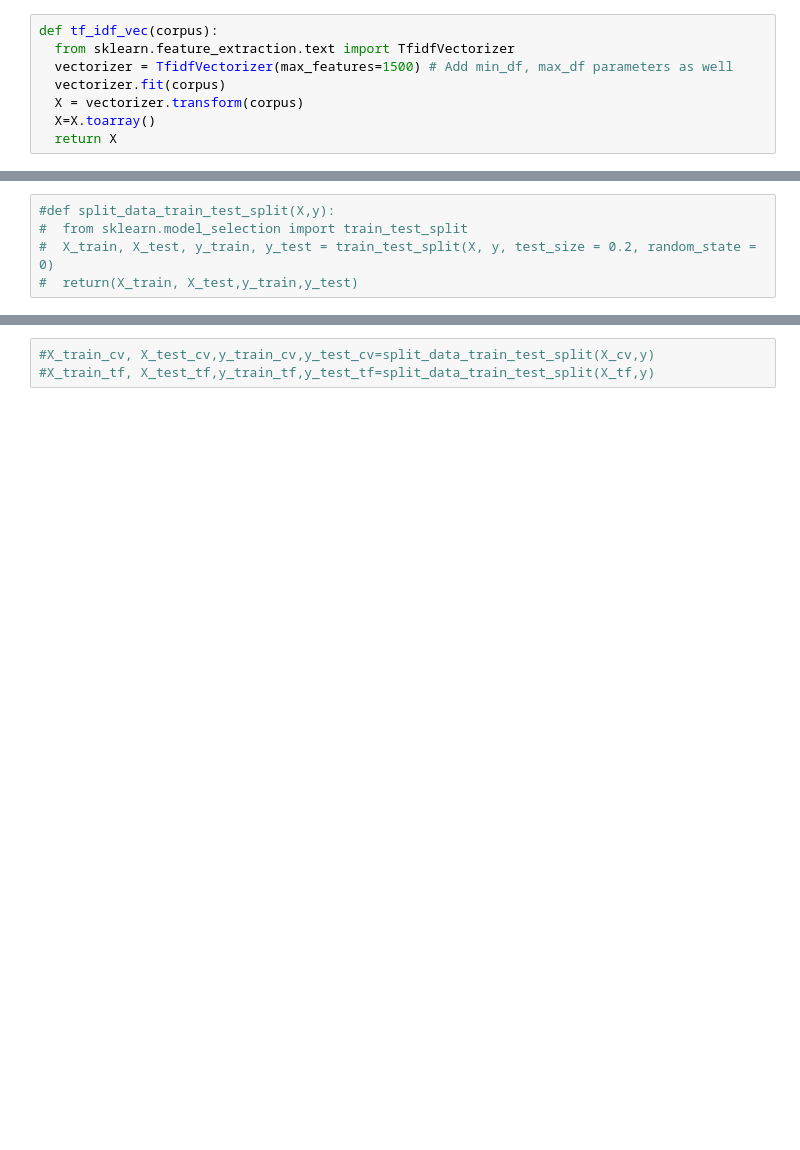
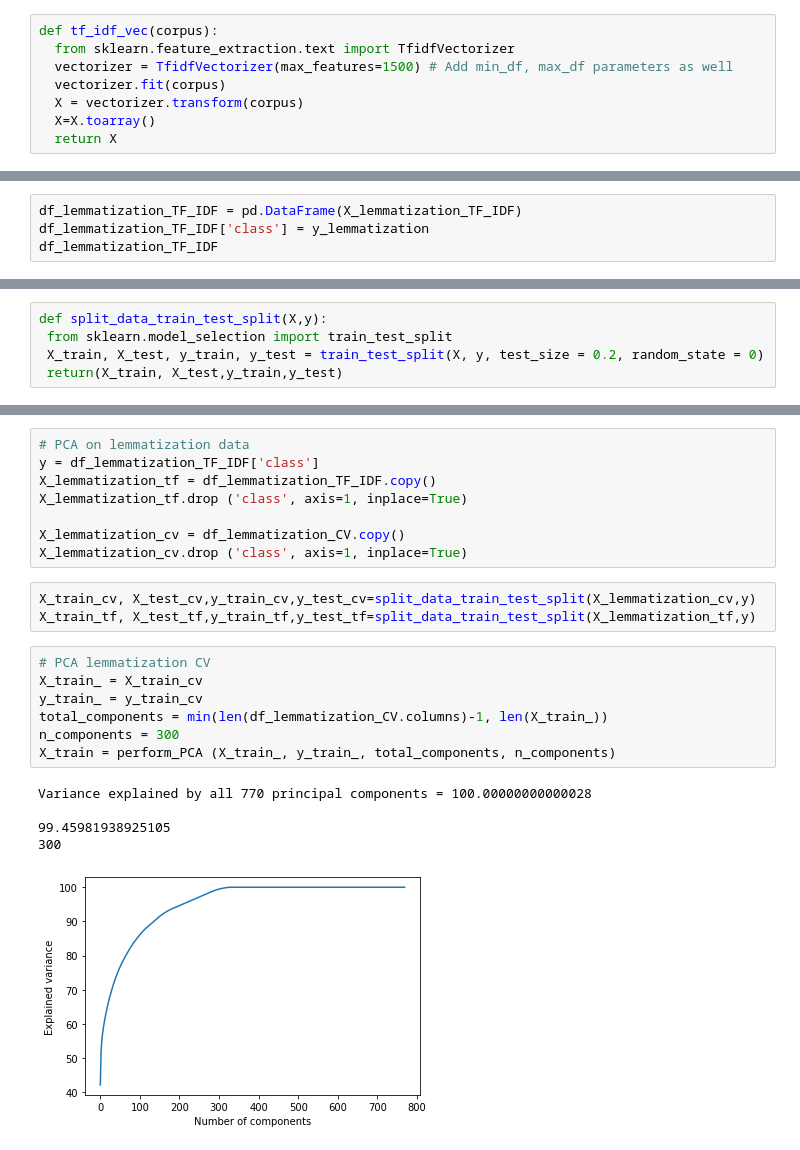
Before and after one commit to sak007/Monkey-Pox-Misinformation-Classification, a Jupyter notebook: code/preprocess_hashtags.ipynb, the cells around one changed output, grey strips where cells are left out. Cells and saved outputs as stored; diff of their text form; blank space fills up the shorter version.

```diff
--- a/code/preprocess_hashtags.ipynb
+++ b/code/preprocess_hashtags.ipynb
@@ -170,0 +192,4 @@ df_lemmatization
+# %%
+df_lemmatization_TF_IDF = pd.DataFrame(X_lemmatization_TF_IDF)
+df_lemmatization_TF_IDF['class'] = y_lemmatization
+df_lemmatization_TF_IDF
@@ -176,5 +220,5 @@ df_lemmatization.to_csv('processed_dataset/'+file_prefix+'_lemmatization.csv',in
 # %%
-#def split_data_train_test_split(X,y):
-#  from sklearn.model_selection import train_test_split
-#  X_train, X_test, y_train, y_test = train_test_split(X, y, test_size = 0.2, random_state = 0)
-#  return(X_train, X_test,y_train,y_test)
+def split_data_train_test_split(X,y):
+ from sklearn.model_selection import train_test_split
+ X_train, X_test, y_train, y_test = train_test_split(X, y, test_size = 0.2, random_state = 0)
+ return(X_train, X_test,y_train,y_test)
@@ -181,3 +254,24 @@ df_lemmatization.to_csv('processed_dataset/'+file_prefix+'_lemmatization.csv',in
+# %%
+# PCA on lemmatization data
+y = df_lemmatization_TF_IDF['class']
+X_lemmatization_tf = df_lemmatization_TF_IDF.copy()
+X_lemmatization_tf.drop ('class', axis=1, inplace=True)
+
+X_lemmatization_cv = df_lemmatization_CV.copy()
+X_lemmatization_cv.drop ('class', axis=1, inplace=True)
 # %%
-#X_train_cv, X_test_cv,y_train_cv,y_test_cv=split_data_train_test_split(X_cv,y)
-#X_train_tf, X_test_tf,y_train_tf,y_test_tf=split_data_train_test_split(X_tf,y)
+X_train_cv, X_test_cv,y_train_cv,y_test_cv=split_data_train_test_split(X_lemmatization_cv,y)
+X_train_tf, X_test_tf,y_train_tf,y_test_tf=split_data_train_test_split(X_lemmatization_tf,y)
+# %%
+# PCA lemmatization CV
+X_train_ = X_train_cv
+y_train_ = y_train_cv
+total_components = min(len(df_lemmatization_CV.columns)-1, len(X_train_))
+n_components = 300
+X_train = perform_PCA (X_train_, y_train_, total_components, n_components)
+# %% [output]
+Variance explained by all 770 principal components = 100.00000000000028
+
+99.45981938925105
+300
+[figure, added]
```
Also changed, not shown: parts of 17 cells of this notebook, 4 other files.
